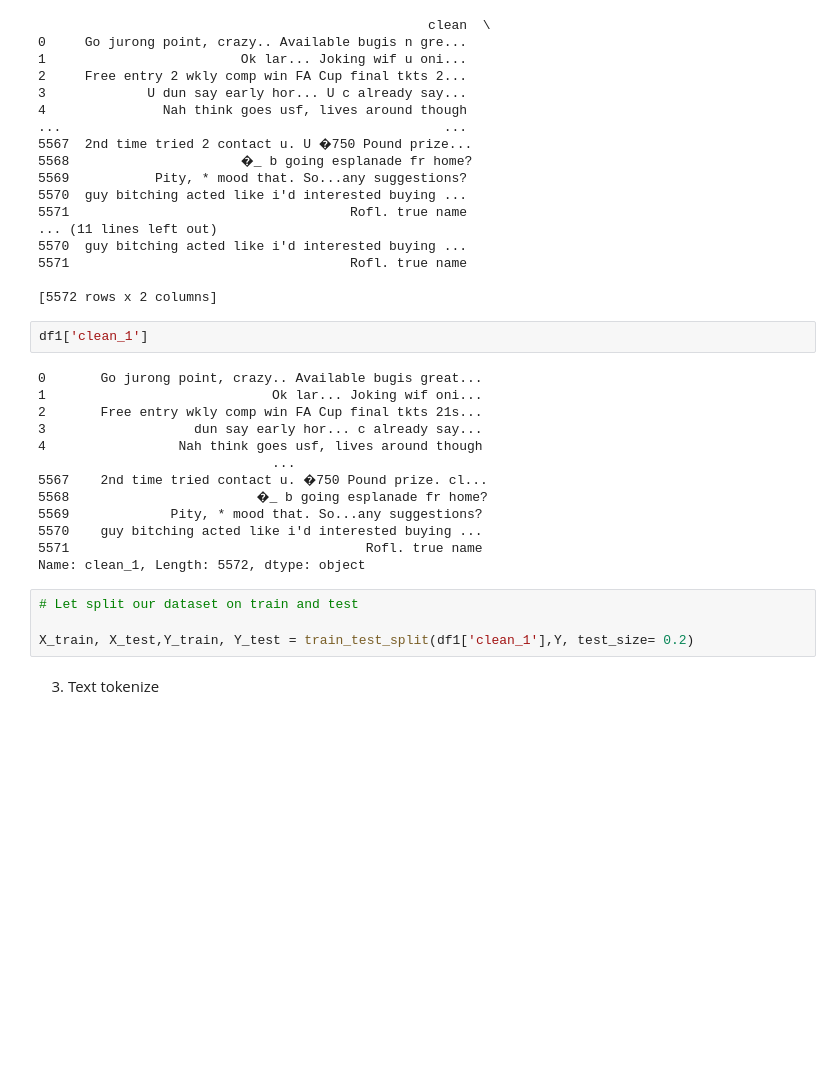
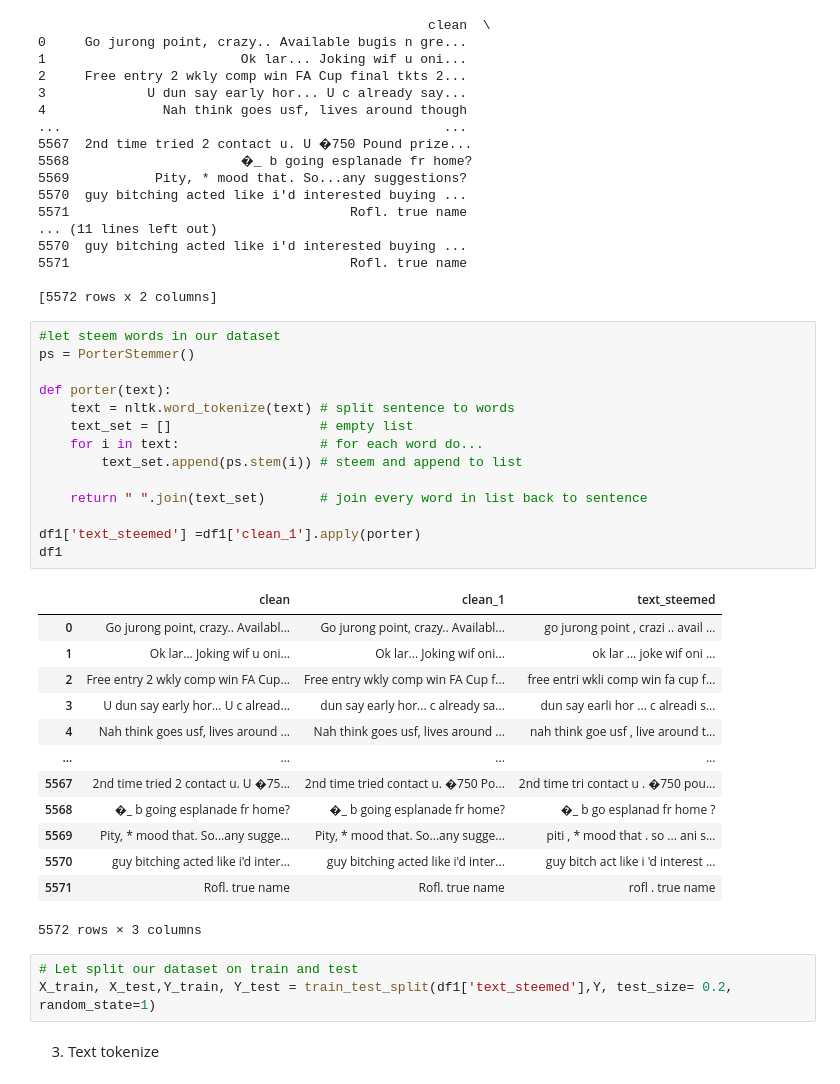
Before and after one commit to dtararuj/SMS_spam_detection, a Jupyter notebook: SMS_SPAM_detection.ipynb, the cells around one changed output. Cells and saved outputs as stored; diff of their text form; blank space fills up the shorter version.

```diff
--- a/SMS_SPAM_detection.ipynb
+++ b/SMS_SPAM_detection.ipynb
@@ -211,24 +202,36 @@ print(df1)
 
 [5572 rows x 2 columns]
 # %%
-df1['clean_1']
+#let steem words in our dataset
+ps = PorterStemmer()
+
+def porter(text):
+    text = nltk.word_tokenize(text) # split sentence to words
+    text_set = []                   # empty list
+    for i in text:                  # for each word do...
+        text_set.append(ps.stem(i)) # steem and append to list
+
+    return " ".join(text_set)       # join every word in list back to sentence
+
+df1['text_steemed'] =df1['clean_1'].apply(porter)
+df1
 # %% [output]
+|  | clean | clean_1 | text_steemed |
+| 0 | Go jurong point, crazy.. Availabl... | Go jurong point, crazy.. Availabl... | go jurong point , crazi .. avail ... |
+| 1 | Ok lar... Joking wif u oni... | Ok lar... Joking wif oni... | ok lar ... joke wif oni ... |
+| 2 | Free entry 2 wkly comp win FA Cup... | Free entry wkly comp win FA Cup f... | free entri wkli comp win fa cup f... |
+| 3 | U dun say early hor... U c alread... | dun say early hor... c already sa... | dun say earli hor ... c alreadi s... |
+| 4 | Nah think goes usf, lives around ... | Nah think goes usf, lives around ... | nah think goe usf , live around t... |
+| ... | ... | ... | ... |
+| 5567 | 2nd time tried 2 contact u. U �75... | 2nd time tried contact u. �750 Po... | 2nd time tri contact u . �750 pou... |
+| 5568 | �_ b going esplanade fr home? | �_ b going esplanade fr home? | �_ b go esplanad fr home ? |
+| 5569 | Pity, * mood that. So...any sugge... | Pity, * mood that. So...any sugge... | piti , * mood that . so ... ani s... |
+| 5570 | guy bitching acted like i'd inter... | guy bitching acted like i'd inter... | guy bitch act like i 'd interest ... |
+| 5571 | Rofl. true name | Rofl. true name | rofl . true name |
-0       Go jurong point, crazy.. Available bugis great...
-1                             Ok lar... Joking wif oni...
-2       Free entry wkly comp win FA Cup final tkts 21s...
-3                   dun say early hor... c already say...
-4                 Nah think goes usf, lives around though
-                              ...
-5567    2nd time tried contact u. �750 Pound prize. cl...
-5568                        �_ b going esplanade fr home?
-5569             Pity, * mood that. So...any suggestions?
-5570    guy bitching acted like i'd interested buying ...
-5571                                      Rofl. true name
-Name: clean_1, Length: 5572, dtype: object
+5572 rows × 3 columns
 # %%
 # Let split our dataset on train and test
-
-X_train, X_test,Y_train, Y_test = train_test_split(df1['clean_1'],Y, test_size= 0.2)
+X_train, X_test,Y_train, Y_test = train_test_split(df1['text_steemed'],Y, test_size= 0.2, random_state=1)
 # %% [markdown]
 3. Text tokenize
 # %%
```
Also changed, not shown: parts of 35 cells of this notebook, 1 other file.
